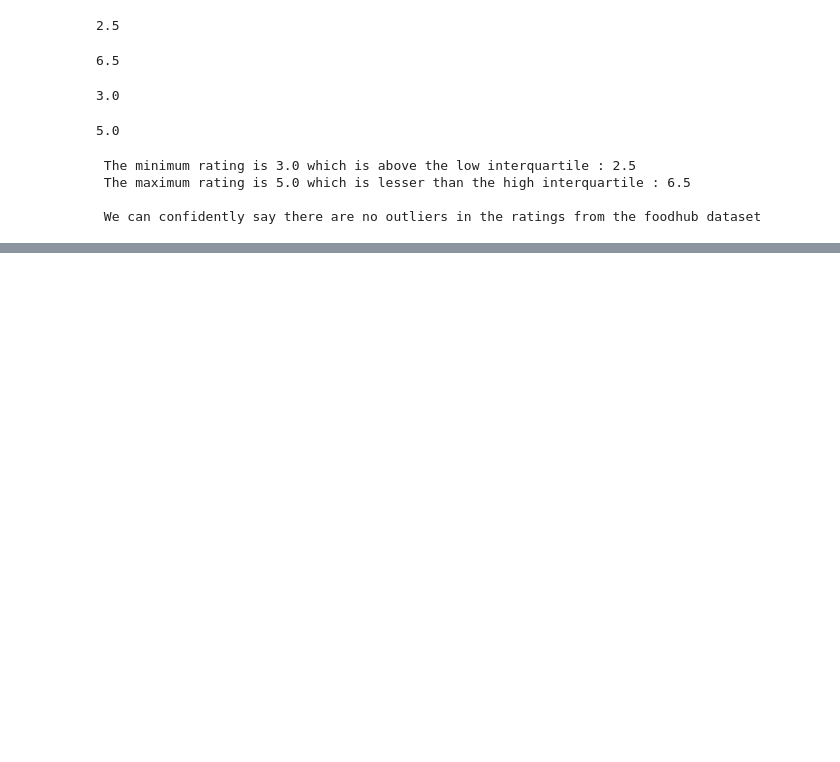
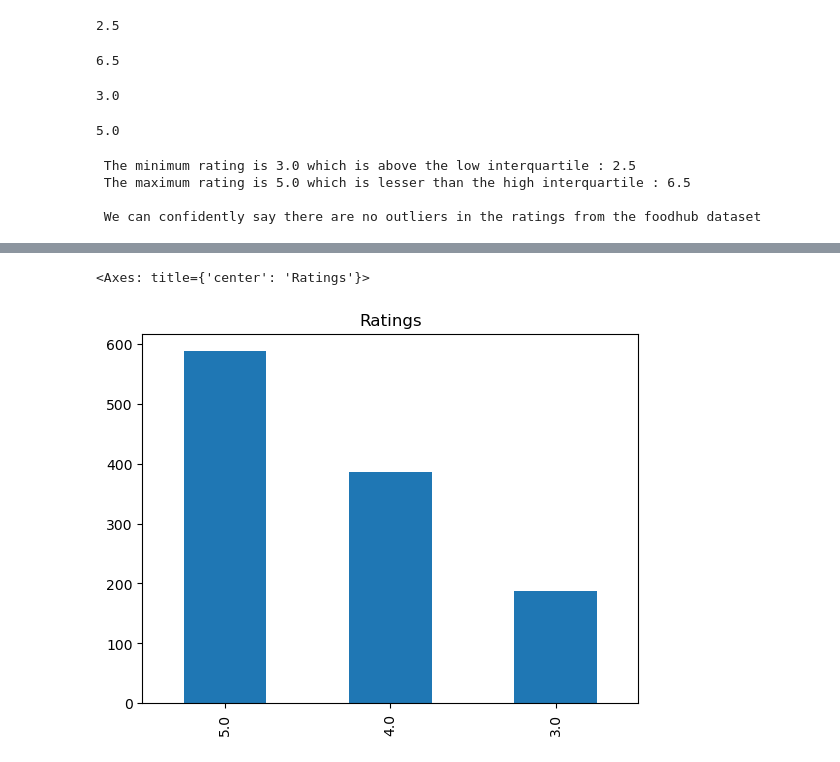
Before and after one commit to nehemiahmensah/nehemiah_siliconaccra, a Jupyter notebook: DATA SCIENCE/Nehemiah_outliers_assignment.ipynb, the cells around one changed output, grey strips where cells are left out. Cells and saved outputs as stored; diff of their text form; code cells hidden in the pictures; blank space fills up the shorter version.

```diff
--- a/DATA SCIENCE/Nehemiah_outliers_assignment.ipynb
+++ b/DATA SCIENCE/Nehemiah_outliers_assignment.ipynb
@@ -186,0 +218,5 @@ print(f""" The minimum rating is {df.rating.min()} which is above the low interq
+# %%
+df.rating.value_counts().plot(kind = 'bar',title = "Ratings")
+# %% [output]
+<Axes: title={'center': 'Ratings'}>
+[figure, added]
```
Also changed, not shown: parts of 5 cells of this notebook.
